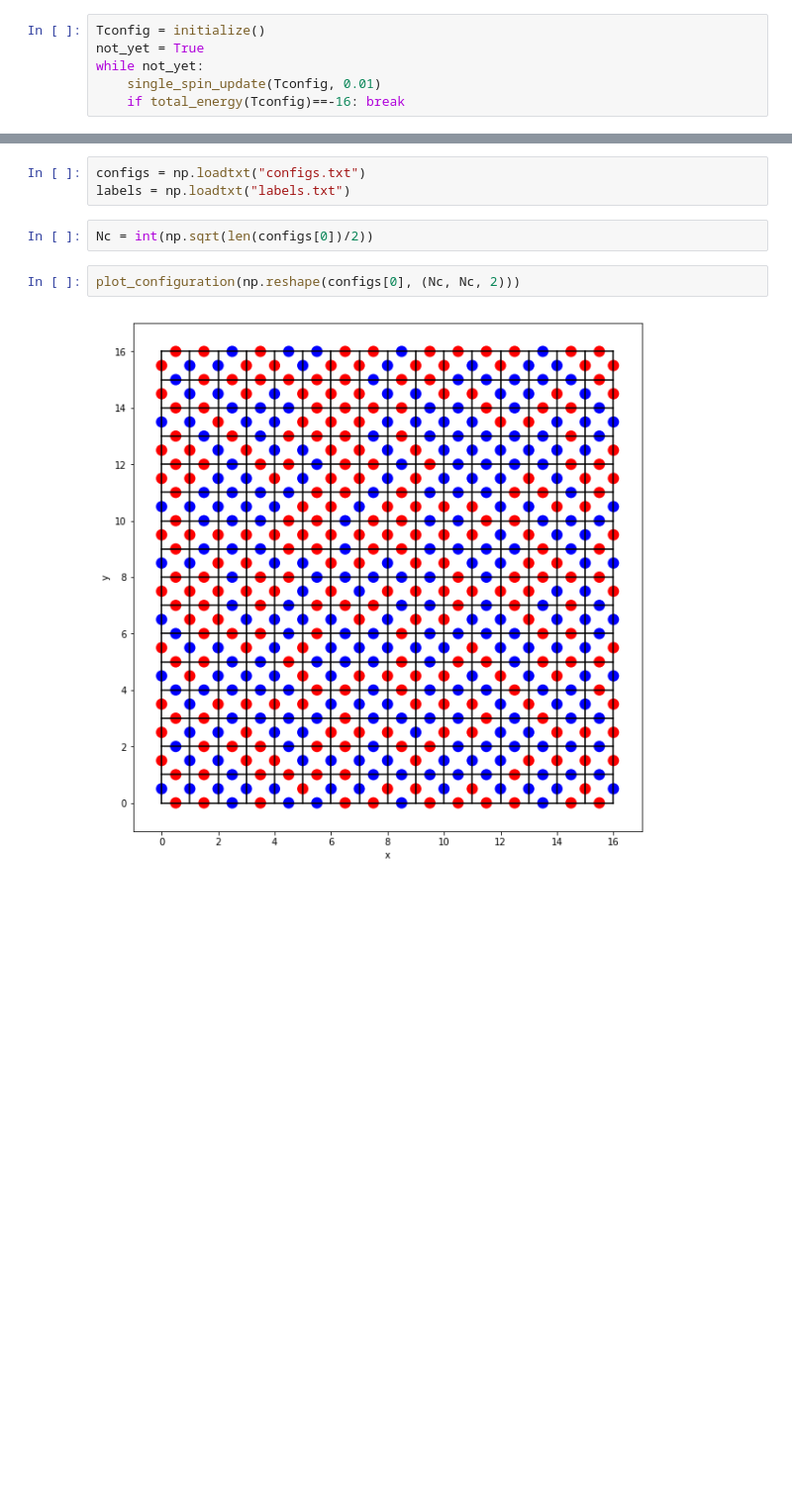
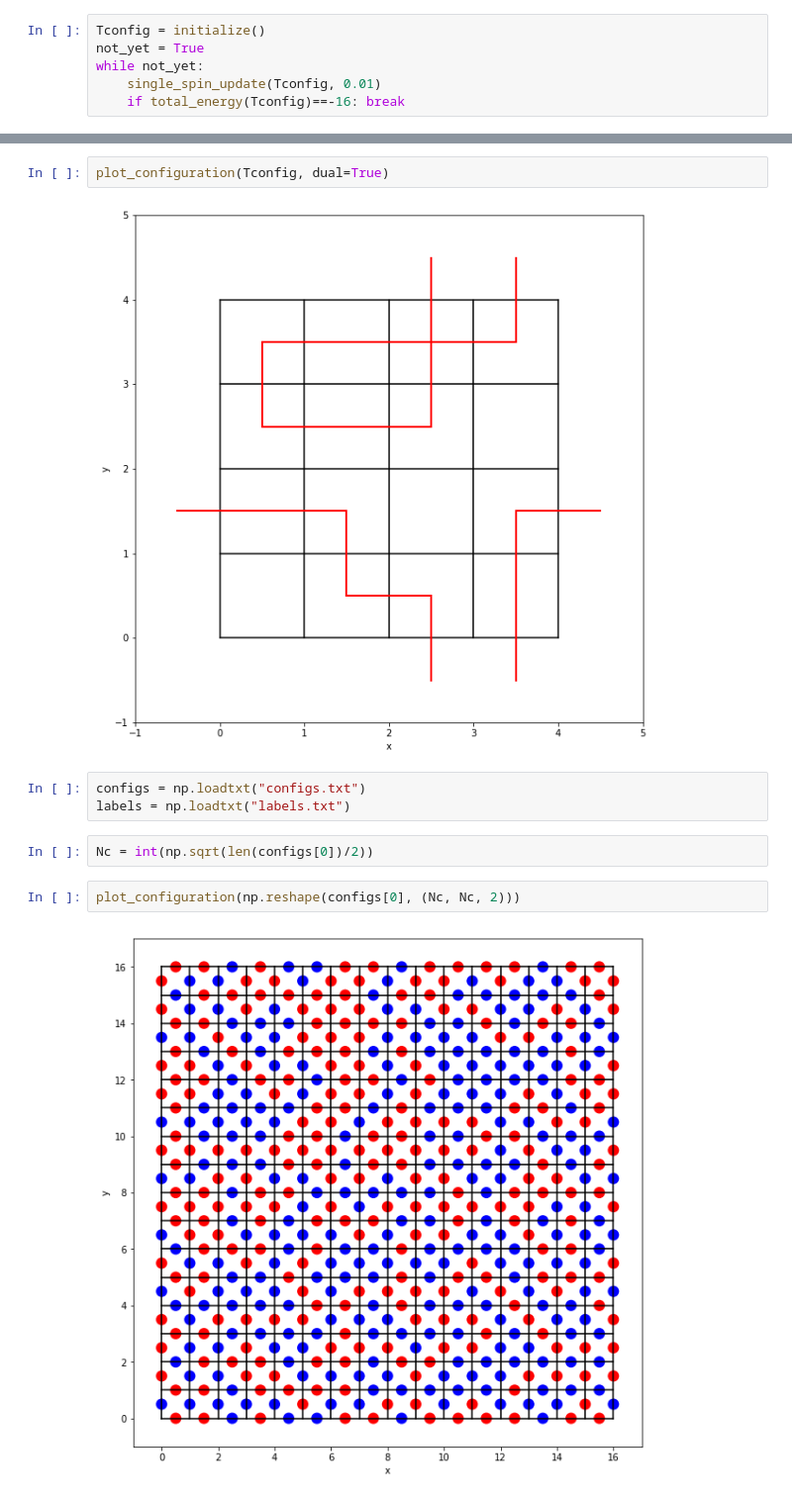
Before and after one commit to fiscioluzzi/Ising-spin-models, a Jupyter notebook: simple_ising_lattice_gauge_theory.ipynb, the cells around one changed output, grey strips where cells are left out. Shown at 99% size. Cells and saved outputs as stored; diff of their text form; blank space fills up the shorter version.

```diff
--- a/simple_ising_lattice_gauge_theory.ipynb
+++ b/simple_ising_lattice_gauge_theory.ipynb
@@ -202,3 +209,7 @@ plot_configuration(Tconfig)
+# %%
+plot_configuration(Tconfig, dual=True)
+# %% [output]
+[figure, added]
 # %%
 configs = np.loadtxt("configs.txt")
 labels = np.loadtxt("labels.txt")
```
Also changed, not shown: parts of 3 cells of this notebook.
